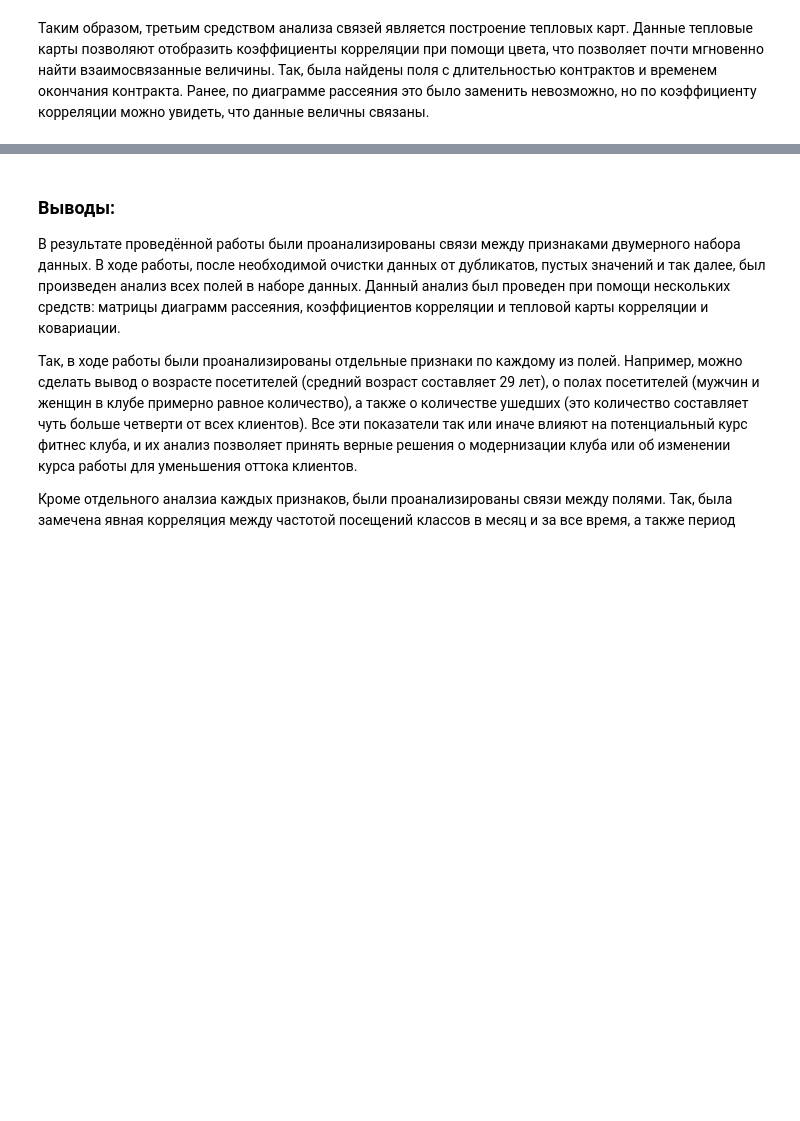
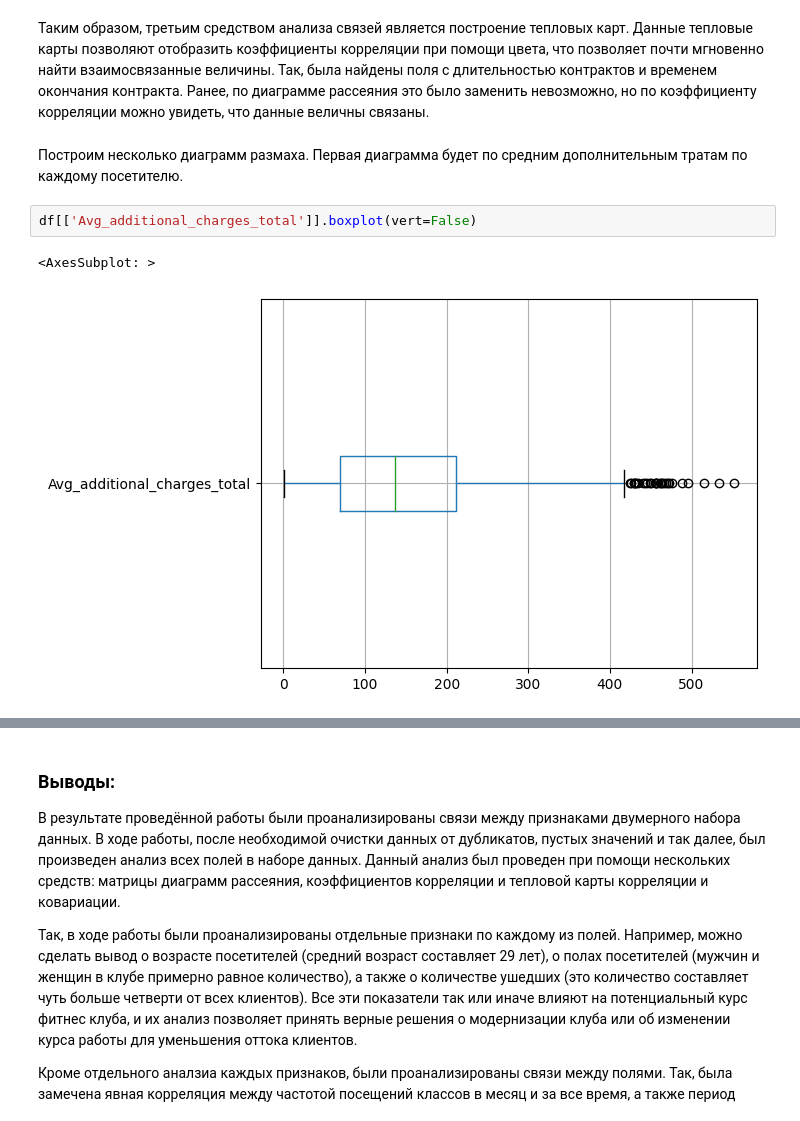
Before and after one commit to Awkword00/Study, a Jupyter notebook: LR2.ipynb, the cells around one changed output, grey strips where cells are left out. Cells and saved outputs as stored; diff of their text form; blank space fills up the shorter version.

```diff
--- a/LR2.ipynb
+++ b/LR2.ipynb
@@ -224,3 +224,10 @@ sns.heatmap(df[['Gender','Near_Location','Partner','Promo_friends','Phone','Cont
 [figure]
 # %% [markdown]
 Таким образом, третьим средством анализа связей является построение тепловых карт. Данные тепловые карты позволяют отобразить коэффициенты корреляции при помощи цвета, что позволяет почти мгновенно найти взаимосвязанные величины. Так, была найдены поля с длительностью контрактов и временем окончания контракта. Ранее, по диаграмме рассеяния это было заменить невозможно, но по коэффициенту корреляции можно увидеть, что данные величны связаны.
+# %% [markdown]
+Построим несколько диаграмм размаха. Первая диаграмма будет по средним дополнительным тратам по каждому посетителю.
+# %%
+df[['Avg_additional_charges_total']].boxplot(vert=False)
+# %% [output]
+<AxesSubplot: >
+[figure, added]
```
Also changed, not shown: parts of 4 cells of this notebook.
